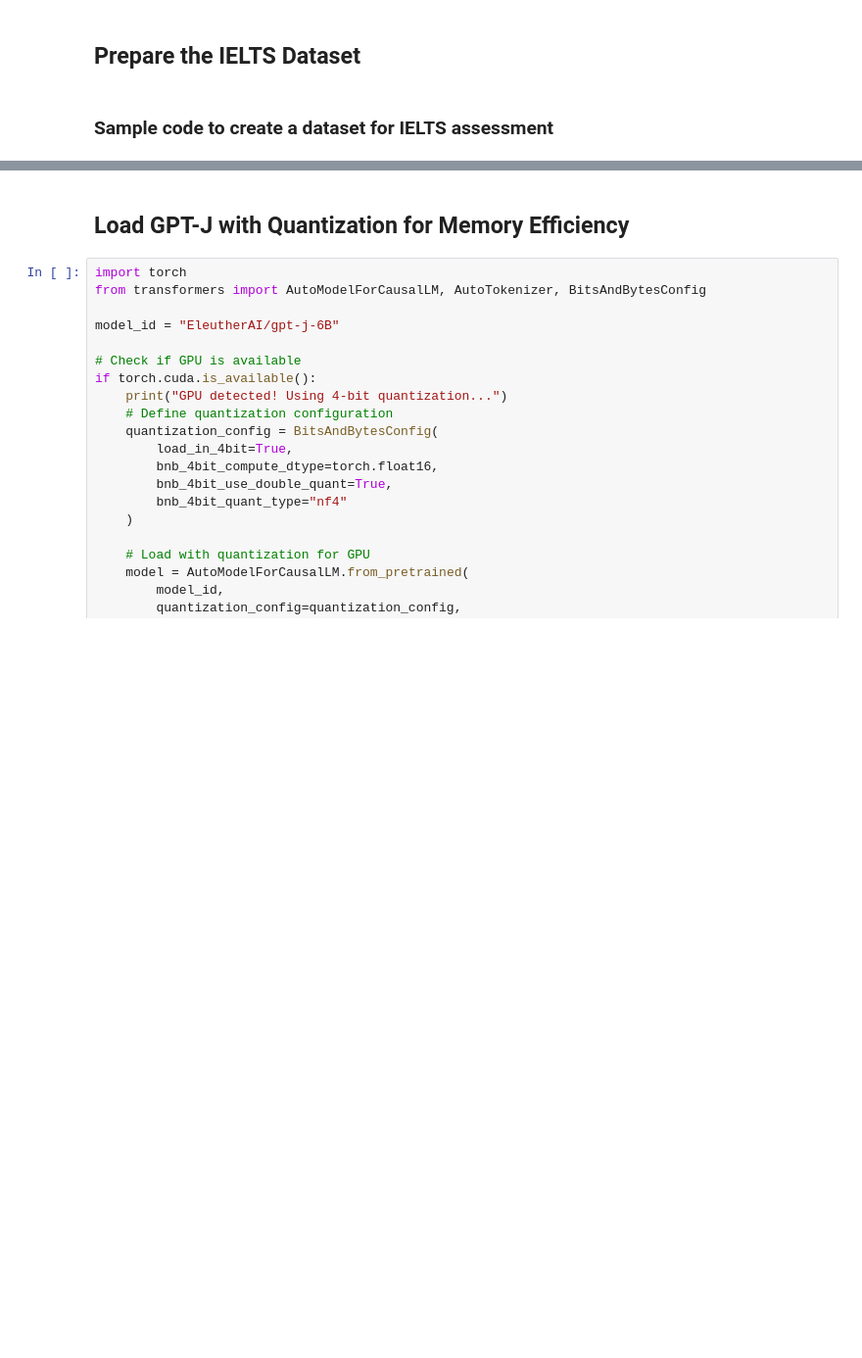
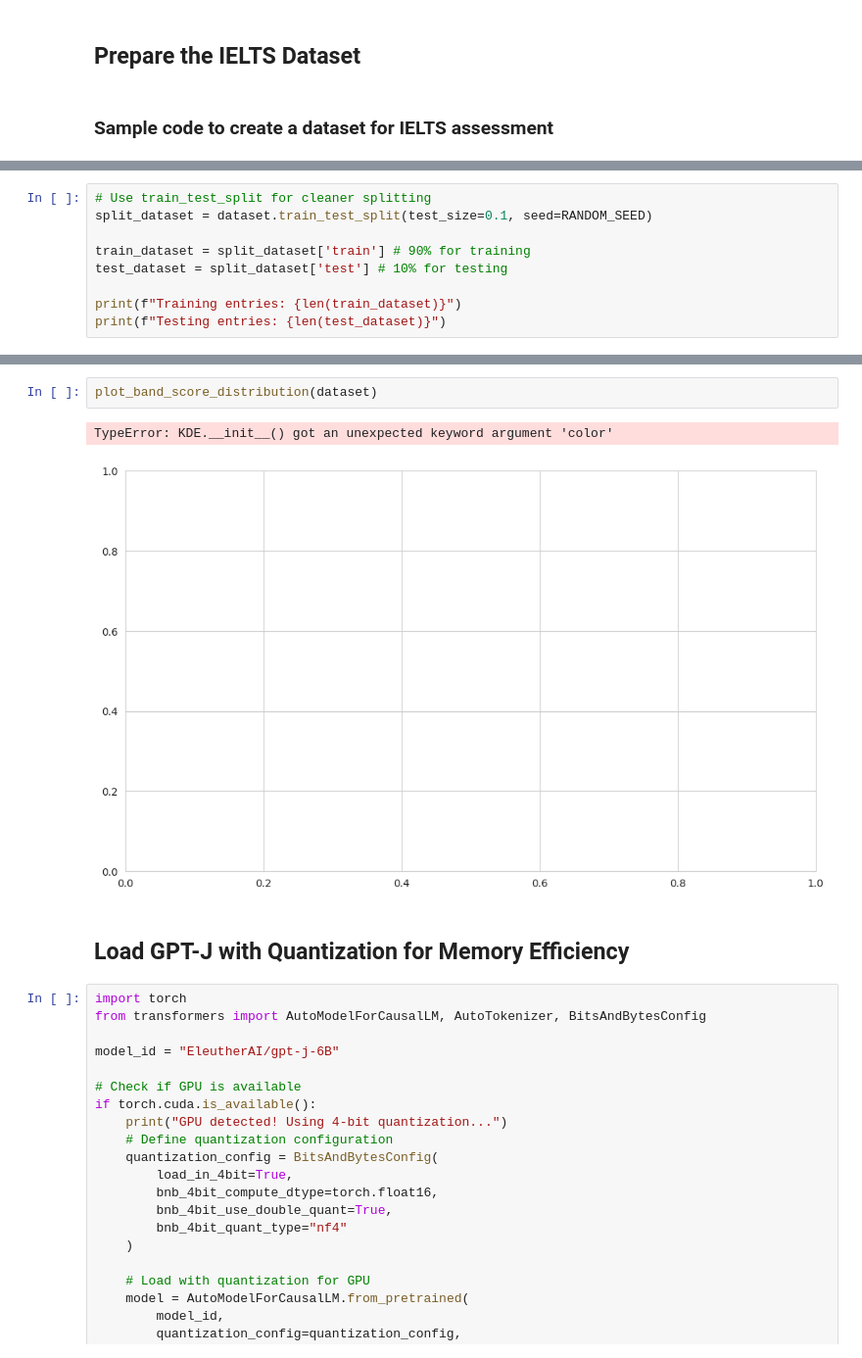
Before and after one commit to ThongLai/automated-ielts-scoring, a Jupyter notebook: ielts-GPTJ-tuner.ipynb, the cells around one changed output, grey strips where cells are left out. Shown: that part at 98% size. Saved outputs shown, nothing was run; the diff lists cells and outputs as text; blank space fills up the shorter version.

```diff
--- a/ielts-GPTJ-tuner.ipynb
+++ b/ielts-GPTJ-tuner.ipynb
@@ -137,0 +248,9 @@ eval_dataset = dataset.shuffle().select(range(int(len(dataset)*0.9), len(dataset
+# %%
+# Use train_test_split for cleaner splitting
+split_dataset = dataset.train_test_split(test_size=0.1, seed=RANDOM_SEED)
+
+train_dataset = split_dataset['train'] # 90% for training
+test_dataset = split_dataset['test'] # 10% for testing
+
+print(f"Training entries: {len(train_dataset)}")
+print(f"Testing entries: {len(test_dataset)}")
@@ -138,3 +366,8 @@ eval_dataset = dataset.shuffle().select(range(int(len(dataset)*0.9), len(dataset
+# %%
+plot_band_score_distribution(dataset)
+# %% [output]
+TypeError: KDE.__init__() got an unexpected keyword argument 'color'
+[figure, added]
 # %% [markdown]
 ## Load GPT-J with Quantization for Memory Efficiency
 # %%
```
Also changed, not shown: parts of 31 cells of this notebook.
